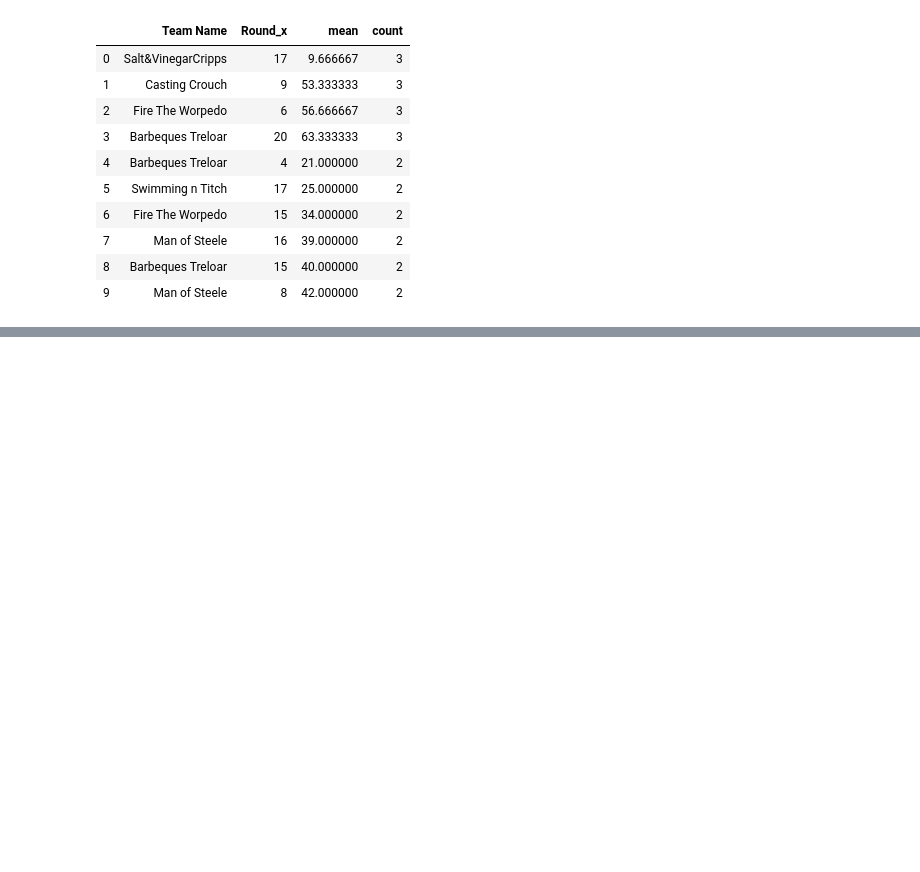
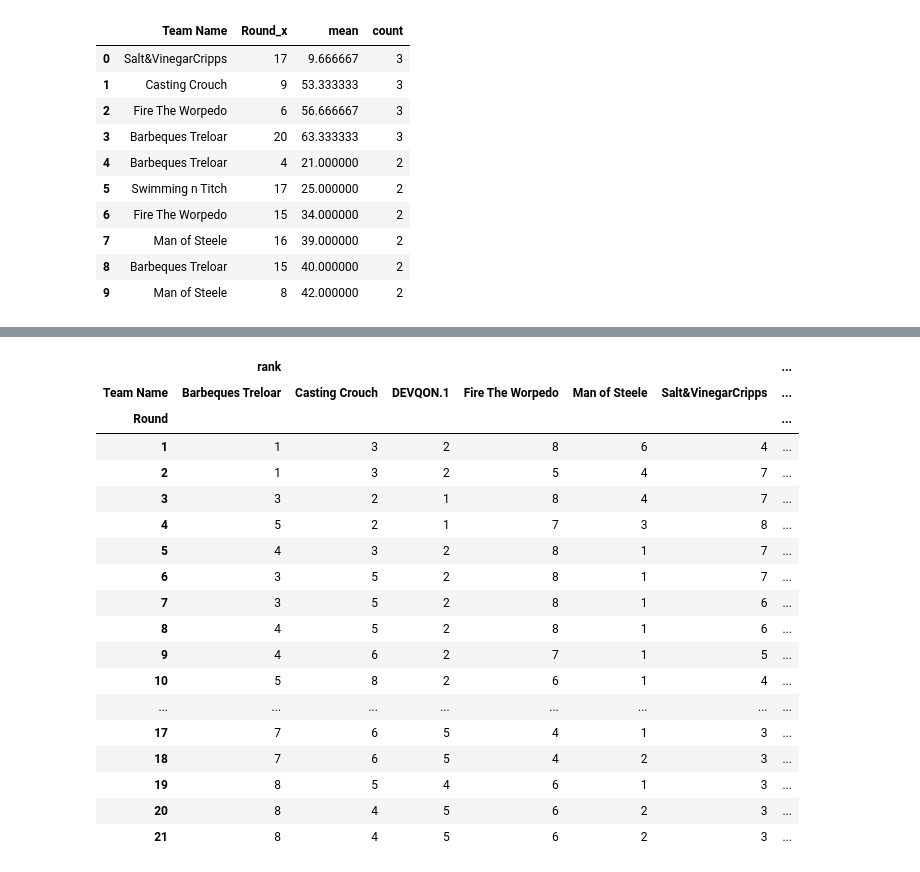
Before and after one commit to mark-richards/sc_scraper, a Jupyter notebook: 2019 Summary.ipynb, the cells around one changed output, grey strips where cells are left out. Drawn from its saved outputs; the diff is of its cells as text; code cells hidden in the pictures; blank space fills up the shorter version.

```diff
--- a/2019 Summary.ipynb
+++ b/2019 Summary.ipynb
@@ -584,0 +604,23 @@ df_most_injuries_in_game.reset_index().head(10)
+# %%
+df_grouped_ladder = pd.pivot_table(df_combined_weekly_ladders, index=['Round'], columns=['Team Name'], values=['rank'])
+df_grouped_ladder
+# %% [output]
+|  | rank |  |  |  |  |  | ... |
+| Team Name | Barbeques Treloar | Casting Crouch | DEVQON.1 | Fire The Worpedo | Man of Steele | Salt&VinegarCripps | ... |
+| Round |  |  |  |  |  |  | ... |
+| 1 | 1 | 3 | 2 | 8 | 6 | 4 | ... |
+| 2 | 1 | 3 | 2 | 5 | 4 | 7 | ... |
+| 3 | 3 | 2 | 1 | 8 | 4 | 7 | ... |
+| 4 | 5 | 2 | 1 | 7 | 3 | 8 | ... |
+| 5 | 4 | 3 | 2 | 8 | 1 | 7 | ... |
+| 6 | 3 | 5 | 2 | 8 | 1 | 7 | ... |
+| 7 | 3 | 5 | 2 | 8 | 1 | 6 | ... |
+| 8 | 4 | 5 | 2 | 8 | 1 | 6 | ... |
+| 9 | 4 | 6 | 2 | 7 | 1 | 5 | ... |
+| 10 | 5 | 8 | 2 | 6 | 1 | 4 | ... |
+| ... | ... | ... | ... | ... | ... | ... | ... |
+| 17 | 7 | 6 | 5 | 4 | 1 | 3 | ... |
+| 18 | 7 | 6 | 5 | 4 | 2 | 3 | ... |
+| 19 | 8 | 5 | 4 | 6 | 1 | 3 | ... |
+| 20 | 8 | 4 | 5 | 6 | 2 | 3 | ... |
+| 21 | 8 | 4 | 5 | 6 | 2 | 3 | ... |
```
Also changed, not shown: parts of 2 cells of this notebook, 1 other file.
